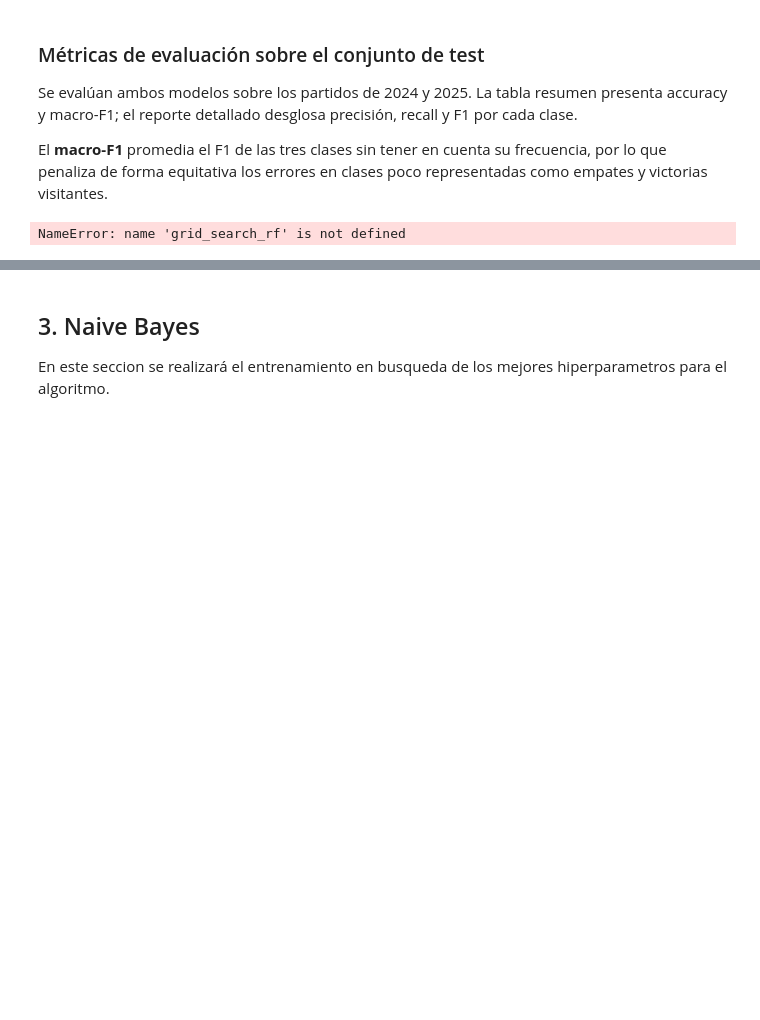
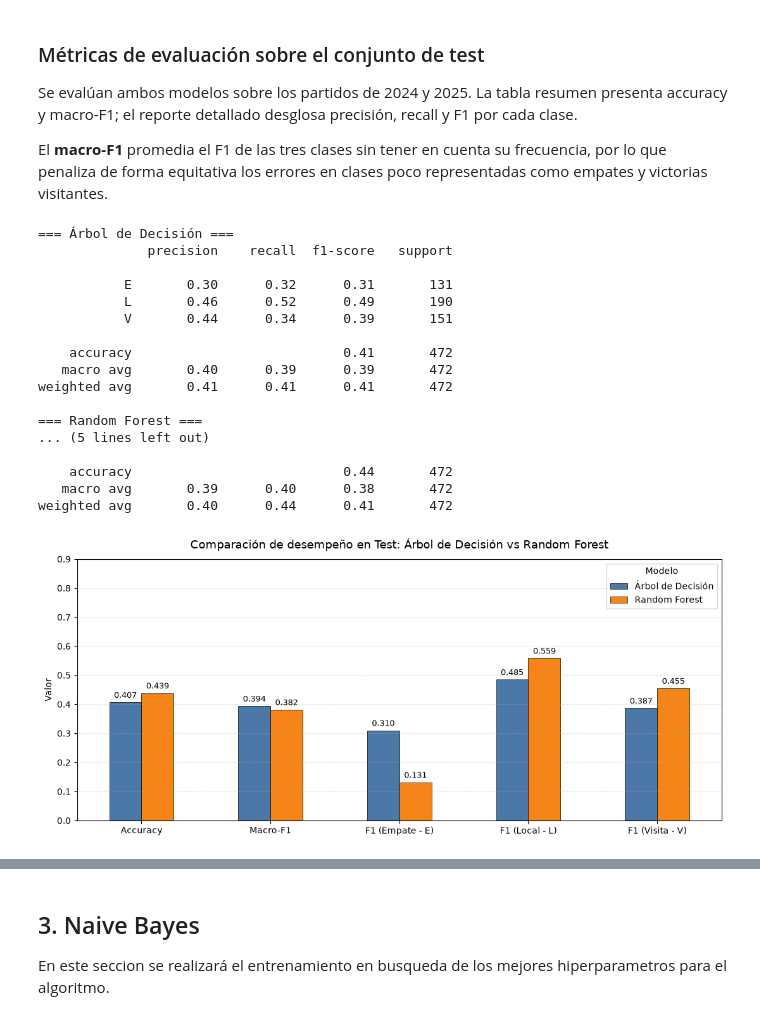
Before and after one commit to lugonca20/aprendaut_labs, a Jupyter notebook: tarea1/tarea1.ipynb, the cells around one changed output, grey strips where cells are left out. Drawn from its saved outputs; the diff is of its cells as text; code cells hidden in the pictures; blank space fills up the shorter version.

```diff
--- a/tarea1/tarea1.ipynb
+++ b/tarea1/tarea1.ipynb
@@ -620,29 +623,69 @@ El **macro-F1** promedia el F1 de las tres clases sin tener en cuenta su frecuen
 por lo que penaliza de forma equitativa los errores en clases poco representadas como
 empates y victorias visitantes.
 # %%
-from sklearn.metrics import accuracy_score, classification_report
+from sklearn.metrics import accuracy_score, classification_report, f1_score
 
 y_pred_dt = arbol_decision_optimizado.predict(X_test)
 y_pred_rf = grid_search_rf.predict(X_test)
 
-resumen = pd.DataFrame([
-    {
-        'modelo':        'Árbol de Decisión',
-        'accuracy': round(float(accuracy_score(Y_test, y_pred_dt)), 4),
-        'macro-f1': round(float(f1_score(Y_test, y_pred_dt, average='macro')), 4),
-    },
-    {
-        'modelo':        'Random Forest',
-        'accuracy': round(float(accuracy_score(Y_test, y_pred_rf)), 4),
-        'macro-f1': round(float(f1_score(Y_test, y_pred_rf, average='macro')), 4),
-    },
-])
-display(resumen)
-
-print("=== Árbol de Decisión ===")
+print('=== Árbol de Decisión ===')
 print(classification_report(Y_test, y_pred_dt))
 
-print("=== Random Forest ===")
+print('=== Random Forest ===')
 print(classification_report(Y_test, y_pred_rf))
+
+
+f1_dt = f1_score(Y_test, y_pred_dt, average=None, labels=['E', 'L', 'V'])
+f1_rf = f1_score(Y_test, y_pred_rf, average=None, labels=['E', 'L', 'V'])
+
+comparacion_df = pd.DataFrame({
+    'Árbol de Decisión': [
+        accuracy_score(Y_test, y_pred_dt),
+        f1_score(Y_test, y_pred_dt, average='macro'),
+        f1_dt[0], f1_dt[1], f1_dt[2]
+    ],
+    'Random Forest': [
+        accuracy_score(Y_test, y_pred_rf),
+        f1_score(Y_test, y_pred_rf, average='macro'),
+        f1_rf[0], f1_rf[1], f1_rf[2]
+    ]
+}, index=['Accuracy', 'Macro-F1', 'F1 (Empate - E)', 'F1 (Local - L)', 'F1 (Visita - V)'])
+
+ax = comparacion_df.plot(
+    kind='bar',
+    figsize=(11, 5),
+    rot=0,
+    color=['#4C78A8', '#F58518'],
+    edgecolor='black',
+    linewidth=0.5
+)
+
+for container in ax.containers:
+    ax.bar_label(container, fmt='%.3f', padding=3, fontsize=9)
+
+ax.set_title('Comparación de desempeño en Test: Árbol de Decisión vs Random Forest', fontsize=13, pad=12)
+ax.set_ylabel('Valor')
+ax.set_ylim(0, 0.9)
+ax.grid(axis='y', linestyle='--', alpha=0.3)
+ax.legend(title='Modelo', frameon=True)
+plt.tight_layout()
+plt.show()
 # %% [output]
-NameError: name 'grid_search_rf' is not defined
+=== Árbol de Decisión ===
+              precision    recall  f1-score   support
+
+           E       0.30      0.32      0.31       131
+           L       0.46      0.52      0.49       190
+           V       0.44      0.34      0.39       151
+
+    accuracy                           0.41       472
+   macro avg       0.40      0.39      0.39       472
+weighted avg       0.41      0.41      0.41       472
+
+=== Random Forest ===
+... (5 lines left out)
+
+    accuracy                           0.44       472
+   macro avg       0.39      0.40      0.38       472
+weighted avg       0.40      0.44      0.41       472
+[figure, added]
```
Also changed, not shown: parts of 23 cells of this notebook.
